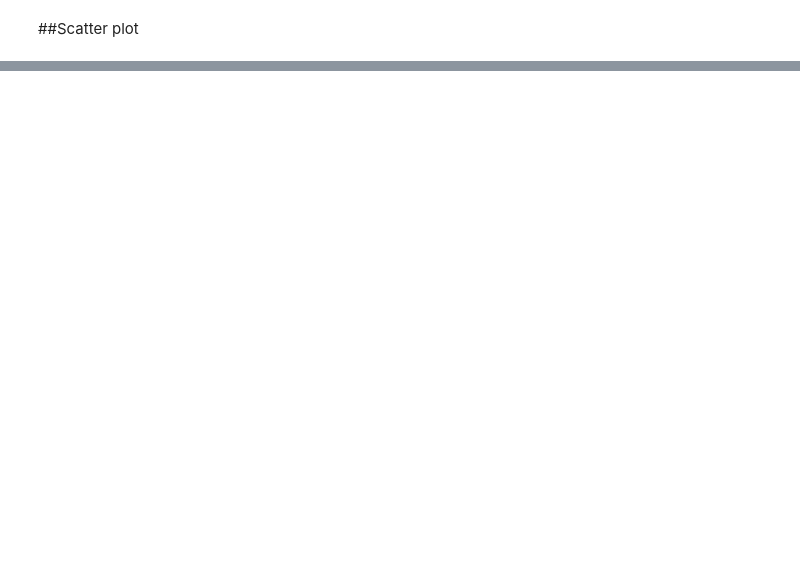
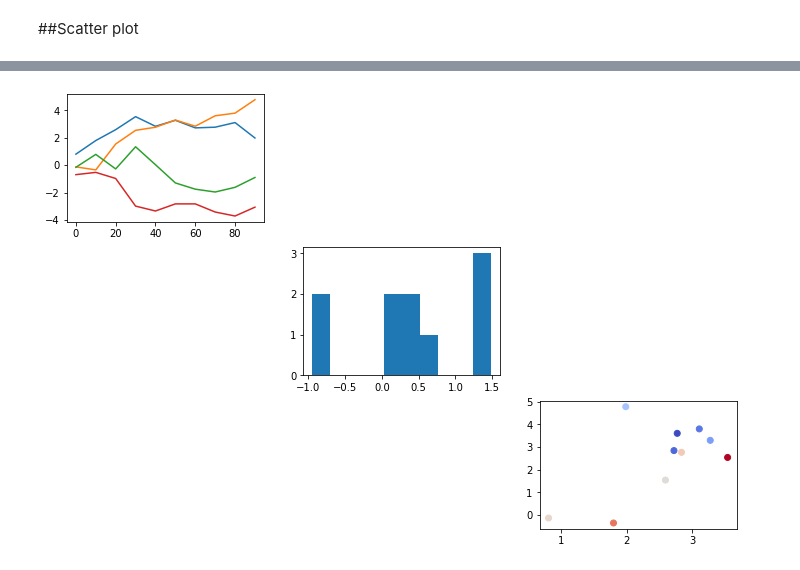
Before and after one commit to cchio74/forgemaster, a Jupyter notebook: lab04_LHC_plot.ipynb, the cells around one changed output, grey strips where cells are left out. Saved outputs shown, nothing was run; the diff lists cells and outputs as text; code cells hidden in the pictures; blank space fills up the shorter version.

```diff
--- a/lab04_LHC_plot.ipynb
+++ b/lab04_LHC_plot.ipynb
@@ -326,0 +350,11 @@ plt.scatter(x=df['A'],y=df['B'],s=df['C']*-100,c=df['D'])
+# %%
+fig=plt.figure(figsize=(12,8))
+ax1=fig.add_subplot(3,3,1)
+ax2=fig.add_subplot(3,3,5)
+ax3=fig.add_subplot(3,3,9)    #subplot이 작은 그래프이다. 이를 figure(도화지)안에 넣는 것임,
+ax1.plot(df)                  #첫줄부터 다 같이 써야함
+ax2.hist(s)
+ax3.scatter(x=df['A'],y=df['B'],c=df['C'],cmap='coolwarm')
+plt.show()
+# %% [output]
+[figure, added]
```
Also changed, not shown: parts of 63 cells of this notebook.
